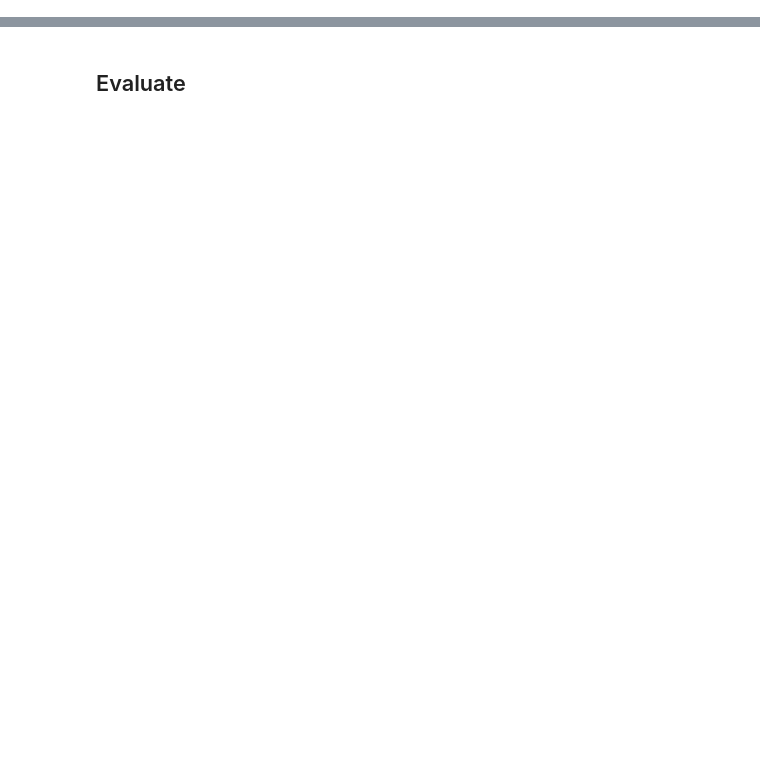
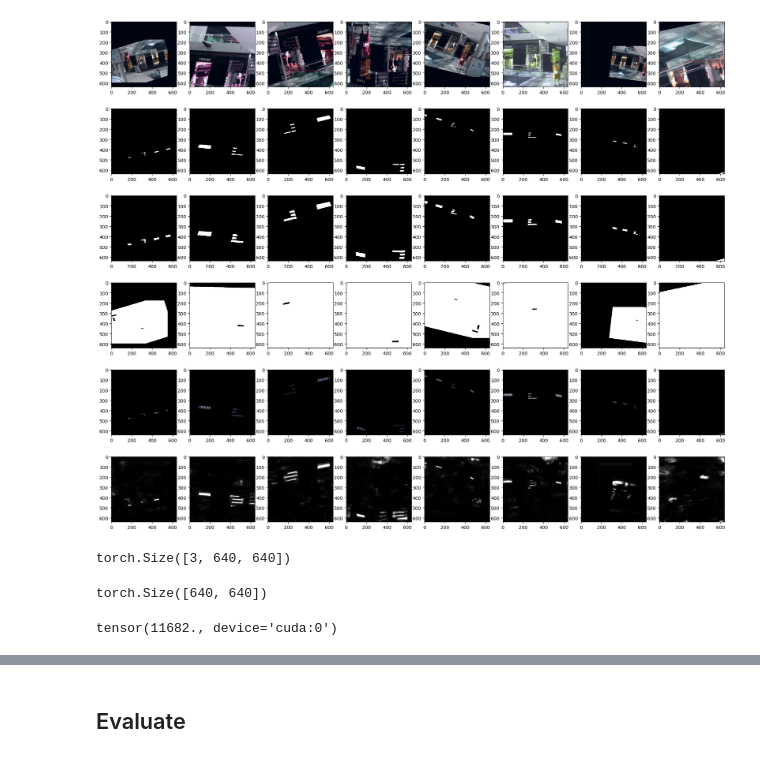
Before and after one commit to zachhendon/image-translator, a Jupyter notebook: text-detection/model_viz.ipynb, the cells around one changed output, grey strips where cells are left out. Saved outputs shown, nothing was run; the diff lists cells and outputs as text; code cells hidden in the pictures; blank space fills up the shorter version.

```diff
--- a/text-detection/model_viz.ipynb
+++ b/text-detection/model_viz.ipynb
@@ -75,0 +89,26 @@ Total Loss: 0.18756558001041412
+# %%
+dset = FastDataset("data/processed/icdar2015/train", train=True, ignore=True, batch=False)
+# %%
+N = 8
+
+fig, axs = plt.subplots(6, N, figsize=(N * 3, 20))
+for i in range(N):
+    img, kernel_masks, ignore_kernel_masks, text_masks, ignore_text_masks = dset[781]
+    preds = model(img.unsqueeze(0).cuda())
+    img = (img - img.min()) / (img.max() - img.min())
+    axs[0][i].imshow(img.permute(1, 2, 0).cpu().detach())
+    axs[1][i].imshow(kernel_masks.cpu().detach(), cmap='gray', vmin=0, vmax=1)
+    axs[2][i].imshow(text_masks.cpu().detach(), cmap='gray', vmin=0, vmax=1)
+    axs[3][i].imshow((1 - ignore_text_masks).cpu().detach(), cmap='gray', vmin=0, vmax=1)
+    axs[4][i].imshow((img * torch.clip(text_masks, 0, 1)).permute(1, 2, 0).cpu().detach())
+    axs[5][i].imshow(preds.cpu().detach().numpy()[0], cmap='gray', vmin=0, vmax=1)
+# %% [output]
+[figure, added]
+# %%
+img.shape
+# %% [output]
+torch.Size([3, 640, 640])
+# %%
+img.sum(axis=0).shape
+# %% [output]
+torch.Size([640, 640])
@@ -75,0 +117,7 @@ Total Loss: 0.18756558001041412
+# %%
+images, kernel_masks, ignore_kernel_masks, text_masks, ignore_text_masks = (
+    next(train_loader)
+)
+ignore_text_masks.sum()
+# %% [output]
+tensor(11682., device='cuda:0')
```
Also changed, not shown: parts of 27 cells of this notebook, 10 other files.
